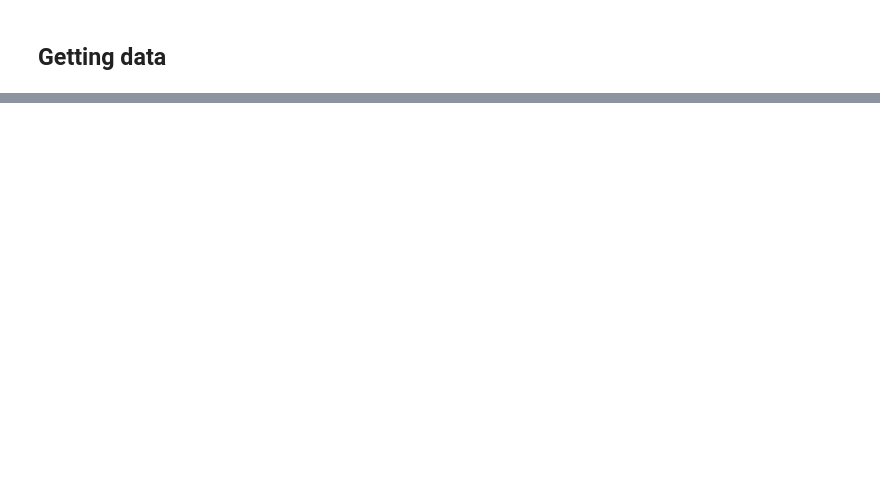
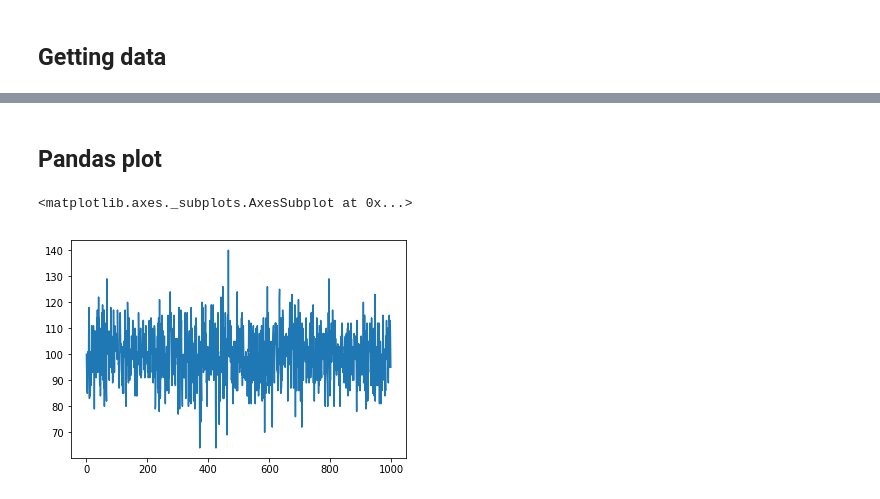
Before and after one commit to jbuisine/python-learn, a Jupyter notebook: Pandas.ipynb, the cells around one changed output, grey strips where cells are left out. Saved outputs shown, nothing was run; the diff lists cells and outputs as text; code cells hidden in the pictures; blank space fills up the shorter version.

Commit message:
Pandas plot examples

```diff
--- a/Pandas.ipynb
+++ b/Pandas.ipynb
@@ -5,2 +8,11 @@ import pandas as pd
+# %%
+filename = './data/pandasData.csv'
+with open(filename, "w") as f:
+    f.write("x;y\n")
+    x = np.random.normal(0, 2, 1000)
+    y = np.random.normal(100, 10, 1000)
+    for i in range(1000):
+        line = "%d; %d \n" % (x[i], y[i])
+        f.write(line)
 # %% [markdown]
 ## Getting data
@@ -24,0 +19,3 @@ data.head(10)
+# %%
+data = pd.read_csv(filename, sep=';')
+data.head(10)
@@ -29,0 +81,7 @@ data['newPerct2013'].sum()
+# %% [markdown]
+## Pandas plot
+# %%
+data['y'].plot()
+# %% [output]
+<matplotlib.axes._subplots.AxesSubplot at 0x...>
+[figure, added]
```
Also changed, not shown: parts of 11 cells of this notebook, 1 other file.
